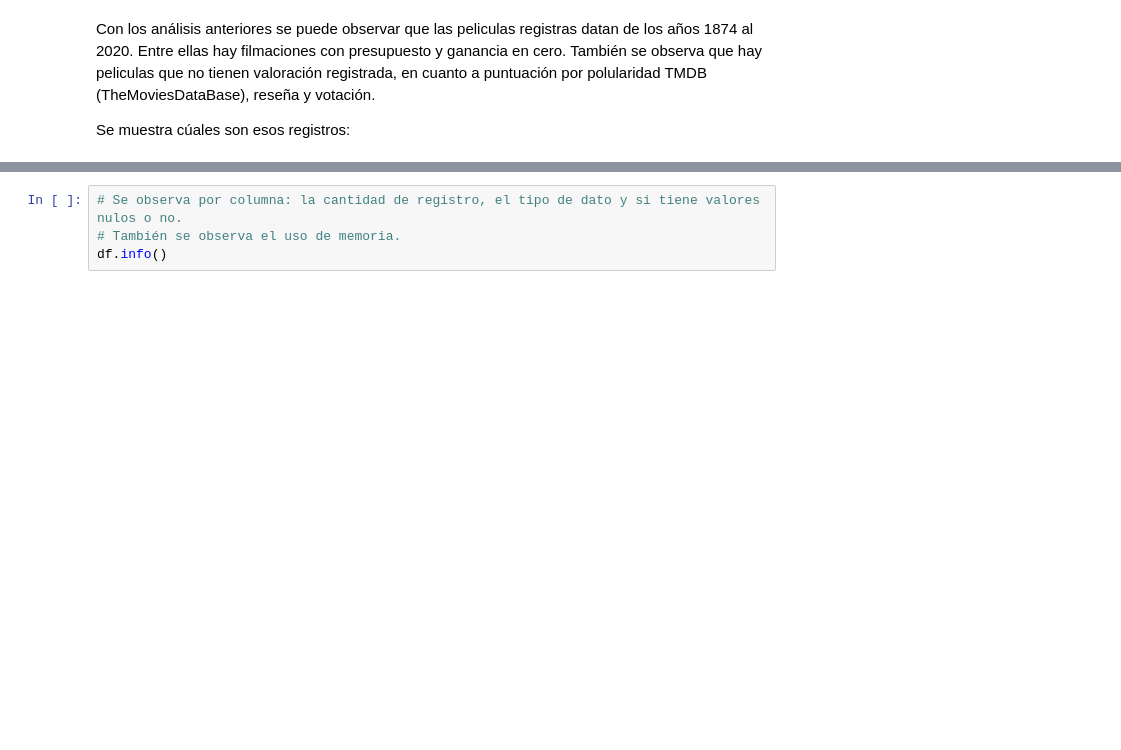
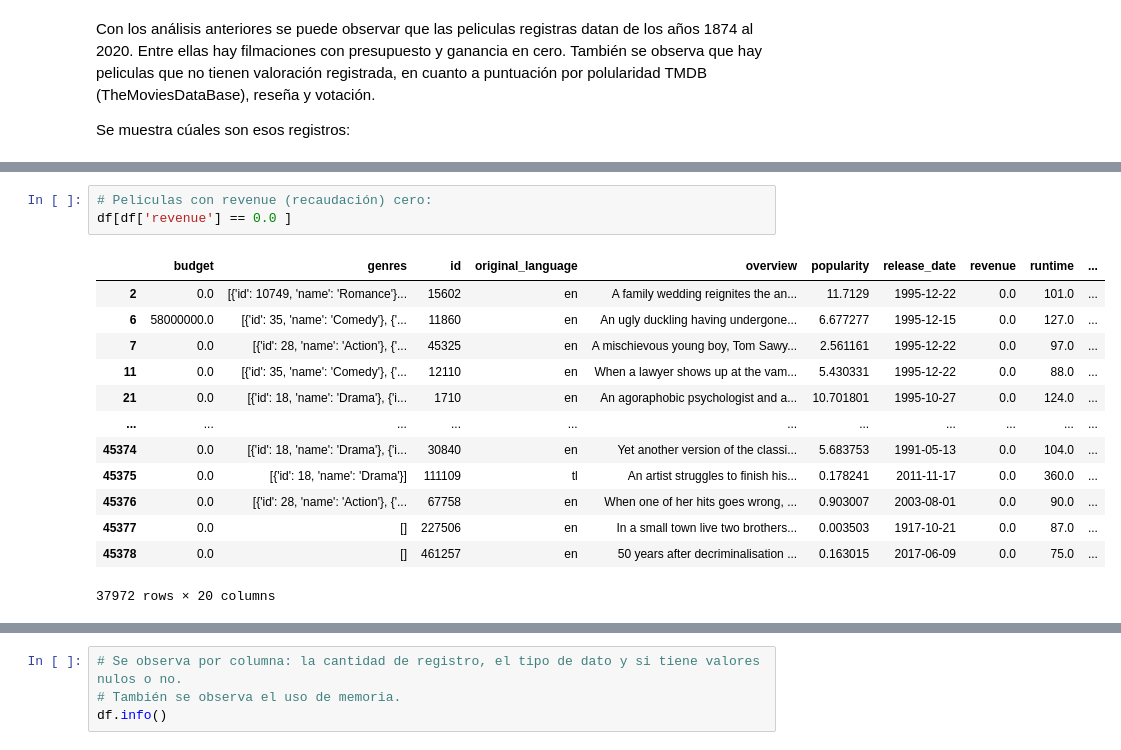
Before and after one commit to melodiromero/movies, a Jupyter notebook: eda.ipynb, the cells around one changed output, grey strips where cells are left out. Saved outputs shown, nothing was run; the diff lists cells and outputs as text; blank space fills up the shorter version.

```diff
--- a/eda.ipynb
+++ b/eda.ipynb
@@ -75,0 +96,17 @@ Se muestra cúales son esos registros:
+# %%
+# Peliculas con revenue (recaudación) cero:
+df[df['revenue'] == 0.0 ]
+# %% [output]
+|  | budget | genres | id | original_language | overview | popularity | release_date | revenue | runtime | ... |
+| 2 | 0.0 | [{'id': 10749, 'name': 'Romance'}... | 15602 | en | A family wedding reignites the an... | 11.7129 | 1995-12-22 | 0.0 | 101.0 | ... |
+| 6 | 58000000.0 | [{'id': 35, 'name': 'Comedy'}, {'... | 11860 | en | An ugly duckling having undergone... | 6.677277 | 1995-12-15 | 0.0 | 127.0 | ... |
+| 7 | 0.0 | [{'id': 28, 'name': 'Action'}, {'... | 45325 | en | A mischievous young boy, Tom Sawy... | 2.561161 | 1995-12-22 | 0.0 | 97.0 | ... |
+| 11 | 0.0 | [{'id': 35, 'name': 'Comedy'}, {'... | 12110 | en | When a lawyer shows up at the vam... | 5.430331 | 1995-12-22 | 0.0 | 88.0 | ... |
+| 21 | 0.0 | [{'id': 18, 'name': 'Drama'}, {'i... | 1710 | en | An agoraphobic psychologist and a... | 10.701801 | 1995-10-27 | 0.0 | 124.0 | ... |
+| ... | ... | ... | ... | ... | ... | ... | ... | ... | ... | ... |
+| 45374 | 0.0 | [{'id': 18, 'name': 'Drama'}, {'i... | 30840 | en | Yet another version of the classi... | 5.683753 | 1991-05-13 | 0.0 | 104.0 | ... |
+| 45375 | 0.0 | [{'id': 18, 'name': 'Drama'}] | 111109 | tl | An artist struggles to finish his... | 0.178241 | 2011-11-17 | 0.0 | 360.0 | ... |
+| 45376 | 0.0 | [{'id': 28, 'name': 'Action'}, {'... | 67758 | en | When one of her hits goes wrong, ... | 0.903007 | 2003-08-01 | 0.0 | 90.0 | ... |
+| 45377 | 0.0 | [] | 227506 | en | In a small town live two brothers... | 0.003503 | 1917-10-21 | 0.0 | 87.0 | ... |
+| 45378 | 0.0 | [] | 461257 | en | 50 years after decriminalisation ... | 0.163015 | 2017-06-09 | 0.0 | 75.0 | ... |
+37972 rows × 20 columns
```
Also changed, not shown: parts of 10 cells of this notebook.
